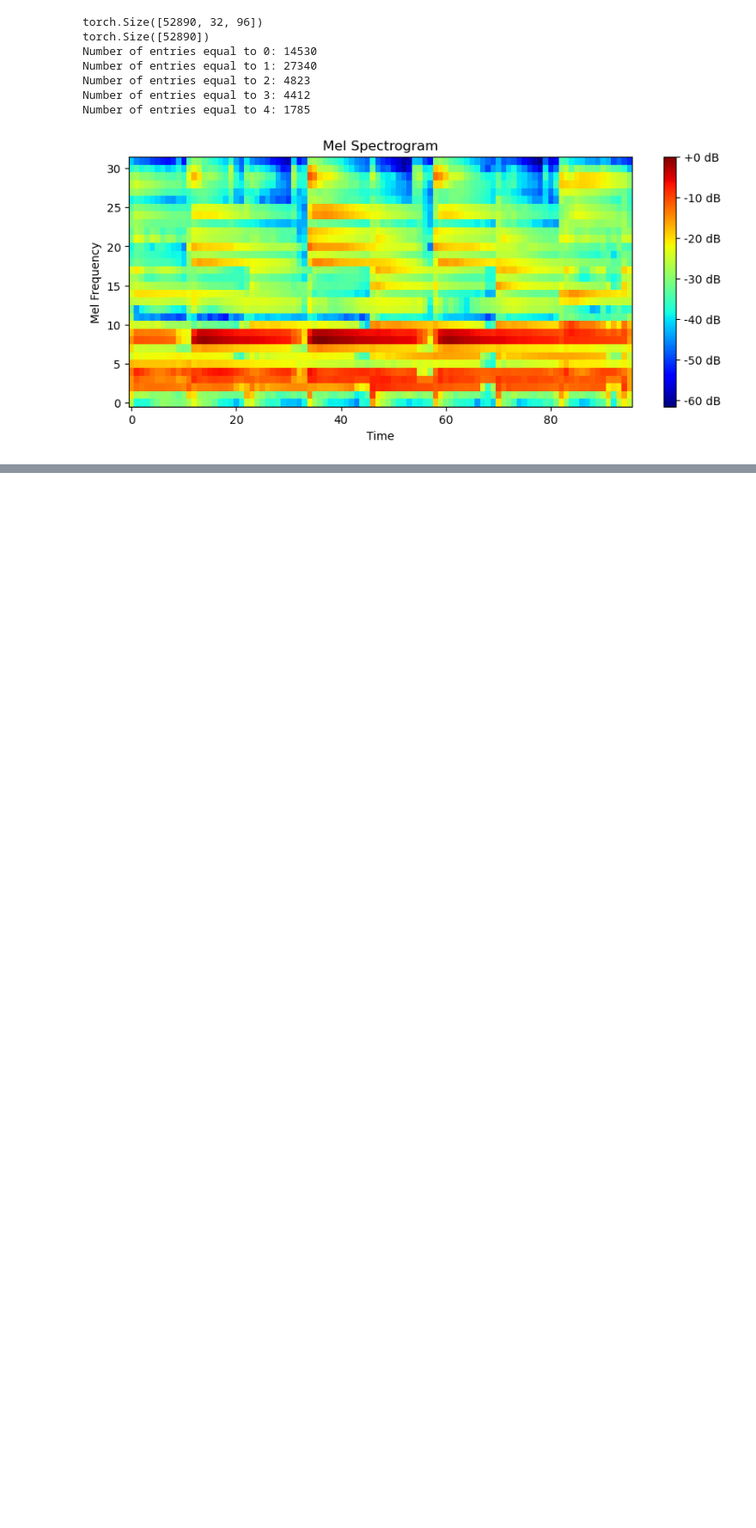
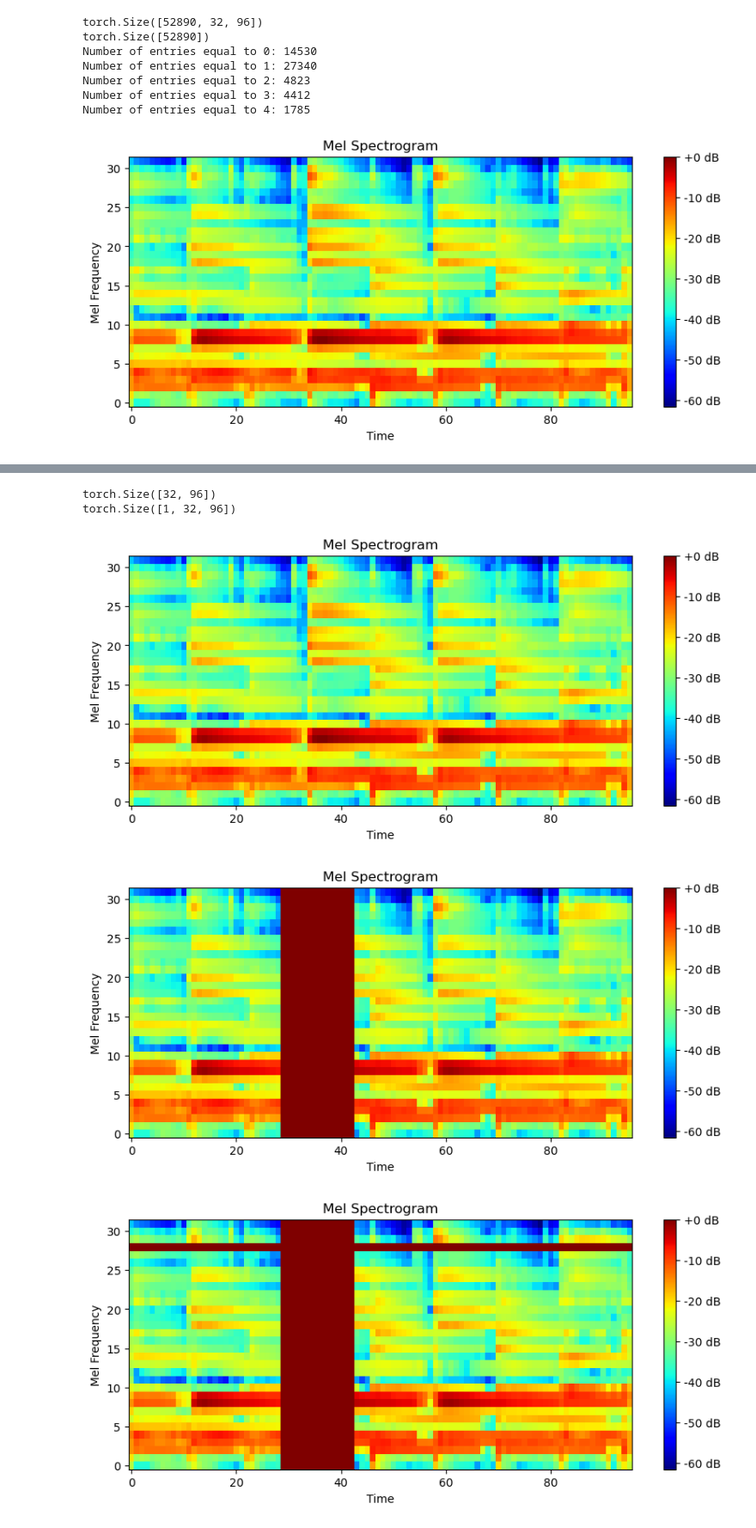
Before and after one commit to hmhauter/audio-explorer, a Jupyter notebook: model.ipynb, the cells around one changed output, grey strips where cells are left out. Shown at 86% size. Saved outputs shown, nothing was run; the diff lists cells and outputs as text; code cells hidden in the pictures; blank space fills up the shorter version.

```diff
--- a/model.ipynb
+++ b/model.ipynb
@@ -116,0 +144,24 @@ Try simple CNN
+# %%
+# apply data augemtation
+# try masking freq and time periods
+
+time_masking = T.TimeMasking(time_mask_param = 18)
+freq_masking = T.FrequencyMasking(freq_mask_param=12)
+
+original_melspec = audioData[0,:,:]
+print(original_melspec.shape)
+original_melspec = original_melspec[np.newaxis, :]
+print(original_melspec.shape)
+show_audio(original_melspec.reshape(32, 96))
+augmented_melspec = time_masking(original_melspec)
+show_audio(augmented_melspec.reshape(32, 96))
+augmented_melspec = freq_masking(augmented_melspec)
+
+
+show_audio(augmented_melspec.reshape(32, 96))
+# %% [output]
+torch.Size([32, 96])
+torch.Size([1, 32, 96])
+[figure, added]
+[figure, added]
+[figure, added]
```
Also changed, not shown: parts of 31 cells of this notebook, 2 other files.
